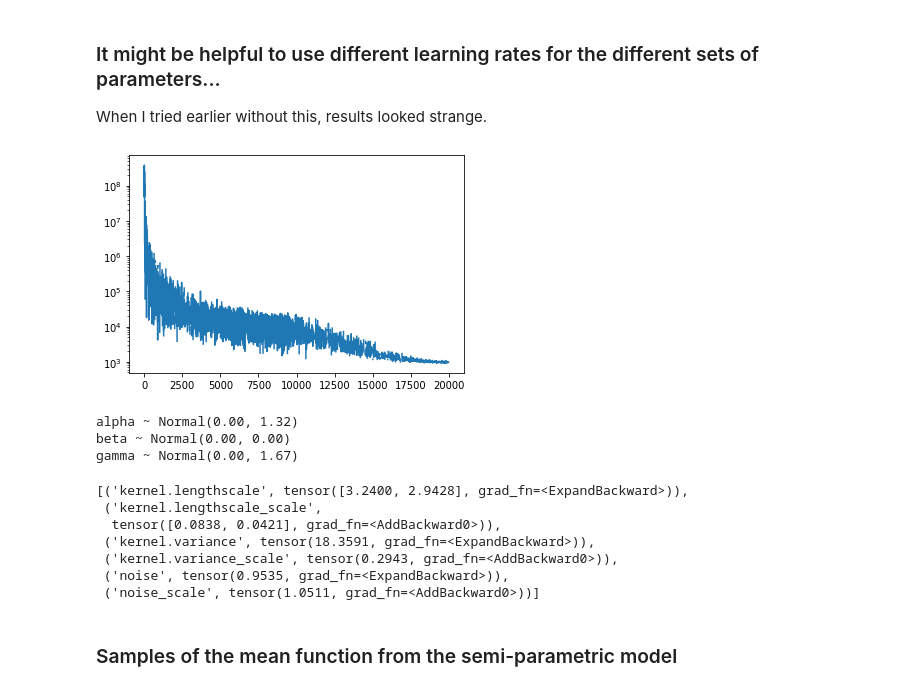
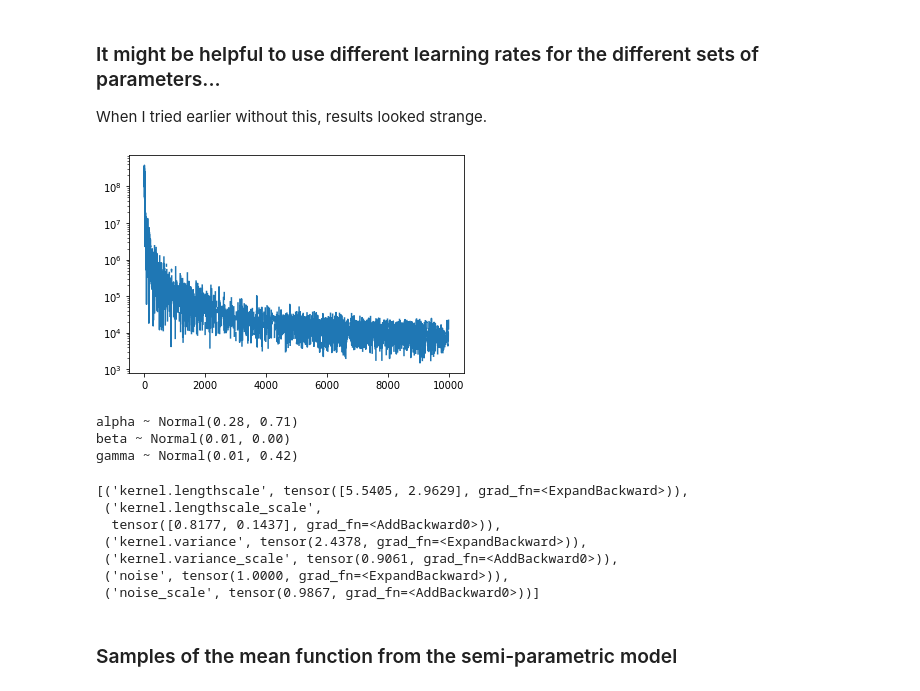
Before and after one commit to alan-turing-institute/SBO_Pyro, a Jupyter notebook: branin_hoo_pyro_semiparam_brooks.ipynb, the cells around one changed output. Saved outputs shown, nothing was run; the diff lists cells and outputs as text; code cells hidden in the pictures.

```diff
--- a/branin_hoo_pyro_semiparam_brooks.ipynb
+++ b/branin_hoo_pyro_semiparam_brooks.ipynb
@@ -137,7 +143,7 @@ This is actually very simple to do — we just have to define an `autoguide` for
 gpmodel_svi = gp.models.GPRegression(X, y, gp.kernels.Matern52(input_dim=2, lengthscale=torch.ones(2)))
 
 # Set priors
-gpmodel_svi.kernel.set_prior("lengthscale", dist.LogNormal(0.0, 1.0))
+gpmodel_svi.kernel.set_prior("lengthscale", dist.LogNormal(0.0, 1.0).expand((2,)).to_event(1))
 gpmodel_svi.kernel.set_prior("variance", dist.LogNormal(0.0, 1.0))
 gpmodel_svi.set_prior("noise", dist.LogNormal(0.0, 1.0))
 
@@ -331,7 +336,7 @@ class SemiParametricModel(nn.Module):
                                          kernel=gp.kernels.Matern52(input_dim=D, lengthscale=torch.ones(D)))
 
         # Set priors for GP (these are the values used in the semiparametric BOAT model, which assumes noiseless GP)
-        self.gp.kernel.set_prior("lengthscale", dist.LogNormal(0.0, 15.0))
+        self.gp.kernel.set_prior("lengthscale", dist.LogNormal(0.0, 15.0).expand((2,)).to_event(1))
         self.gp.kernel.set_prior("variance", dist.Uniform(0.0, 20.0))
         self.gp.set_prior("noise", dist.Uniform(0.0, 1.0))
 
@@ -389,41 +394,41 @@ When I tried earlier without this, results looked strange.
 # %%
 param_opt = torch.optim.Adam(semi_parametric.parameters(recurse=False), lr=0.1)
 gp_opt = torch.optim.Adam(semi_parametric.gp.parameters(), lr=0.005)
 loss_fn = pyro.infer.Trace_ELBO().differentiable_loss
 
 losses = []
 
-num_steps = 20000
+num_steps = 10000
 for i in range(num_steps):
     gp_opt.zero_grad()
     param_opt.zero_grad()
     loss = loss_fn(semi_parametric.model, semi_parametric.guide)
     loss.backward()
     gp_opt.step()
     param_opt.step()
     losses.append(loss.item())
 
 plt.semilogy(losses);
 # %% [output]
-[figure, old version]
+[figure, new version]
 # %%
 print("alpha ~ Normal(%0.2f, %0.2f)" % (semi_parametric.mu_a.item(), semi_parametric.sd_a.item()))
 print("beta ~ Normal(%0.2f, %0.2f)" % (semi_parametric.mu_b.item(), semi_parametric.sd_b.item()))
 print("gamma ~ Normal(%0.2f, %0.2f)" % (semi_parametric.mu_c.item(), semi_parametric.sd_c.item()))
 # %% [output]
-alpha ~ Normal(0.00, 1.32)
-beta ~ Normal(0.00, 0.00)
-gamma ~ Normal(0.00, 1.67)
+alpha ~ Normal(0.28, 0.71)
+beta ~ Normal(0.01, 0.00)
+gamma ~ Normal(0.01, 0.42)
 # %%
 sorted(list(semi_parametric.gp.named_buffers()))
 # %% [output]
-[('kernel.lengthscale', tensor([3.2400, 2.9428], grad_fn=<ExpandBackward>)),
+[('kernel.lengthscale', tensor([5.5405, 2.9629], grad_fn=<ExpandBackward>)),
  ('kernel.lengthscale_scale',
-  tensor([0.0838, 0.0421], grad_fn=<AddBackward0>)),
- ('kernel.variance', tensor(18.3591, grad_fn=<ExpandBackward>)),
- ('kernel.variance_scale', tensor(0.2943, grad_fn=<AddBackward0>)),
- ('noise', tensor(0.9535, grad_fn=<ExpandBackward>)),
- ('noise_scale', tensor(1.0511, grad_fn=<AddBackward0>))]
+  tensor([0.8177, 0.1437], grad_fn=<AddBackward0>)),
+ ('kernel.variance', tensor(2.4378, grad_fn=<ExpandBackward>)),
+ ('kernel.variance_scale', tensor(0.9061, grad_fn=<AddBackward0>)),
+ ('noise', tensor(1.0000, grad_fn=<ExpandBackward>)),
+ ('noise_scale', tensor(0.9867, grad_fn=<AddBackward0>))]
 # %% [markdown]
 ### Samples of the mean function from the semi-parametric model
 # %%
```
Also changed, not shown: parts of 6 cells of this notebook.
